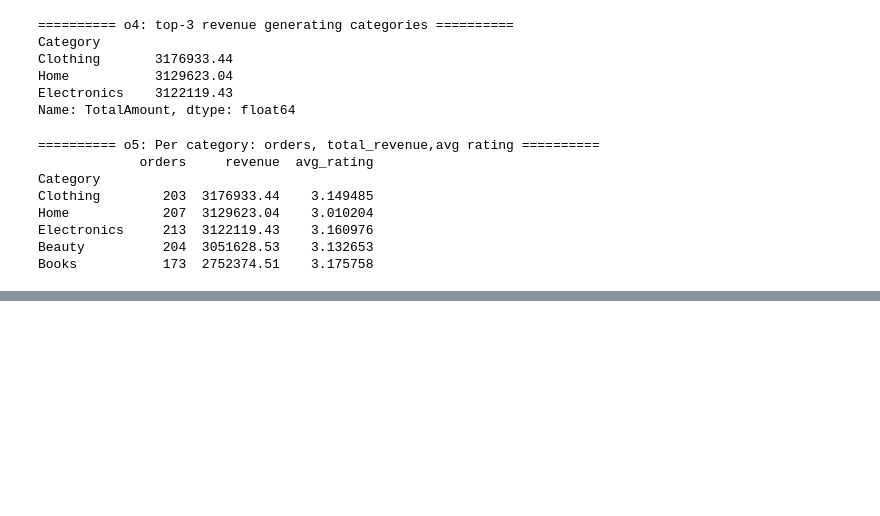
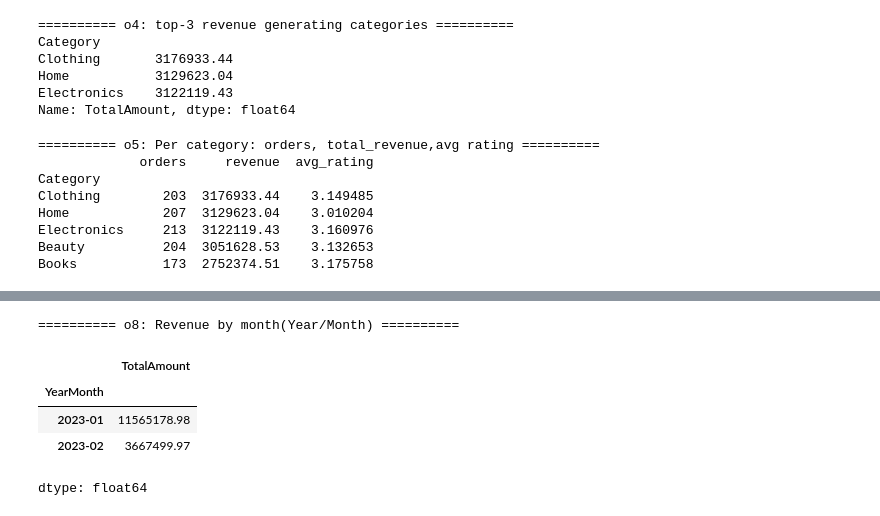
Before and after one commit to anuvishalp/Python_Projects, a Jupyter notebook: Project-ETL.ipynb, the cells around one changed output, grey strips where cells are left out. Saved outputs shown, nothing was run; the diff lists cells and outputs as text; code cells hidden in the pictures; blank space fills up the shorter version.

```diff
--- a/Project-ETL.ipynb
+++ b/Project-ETL.ipynb
@@ -185,0 +235,12 @@ category_stats = (
+# %%
+#8 Revenue by month(YearMonth)
+h(8,"Revenue by month(Year/Month)")
+revenue_by_month=df.groupby('YearMonth')['TotalAmount'].sum().sort_index()
+revenue_by_month
+# %% [output]
+========== o8: Revenue by month(Year/Month) ==========
+|  | TotalAmount |
+| YearMonth |  |
+| 2023-01 | 11565178.98 |
+| 2023-02 | 3667499.97 |
+dtype: float64
```
Also changed, not shown: parts of 2 cells of this notebook.
